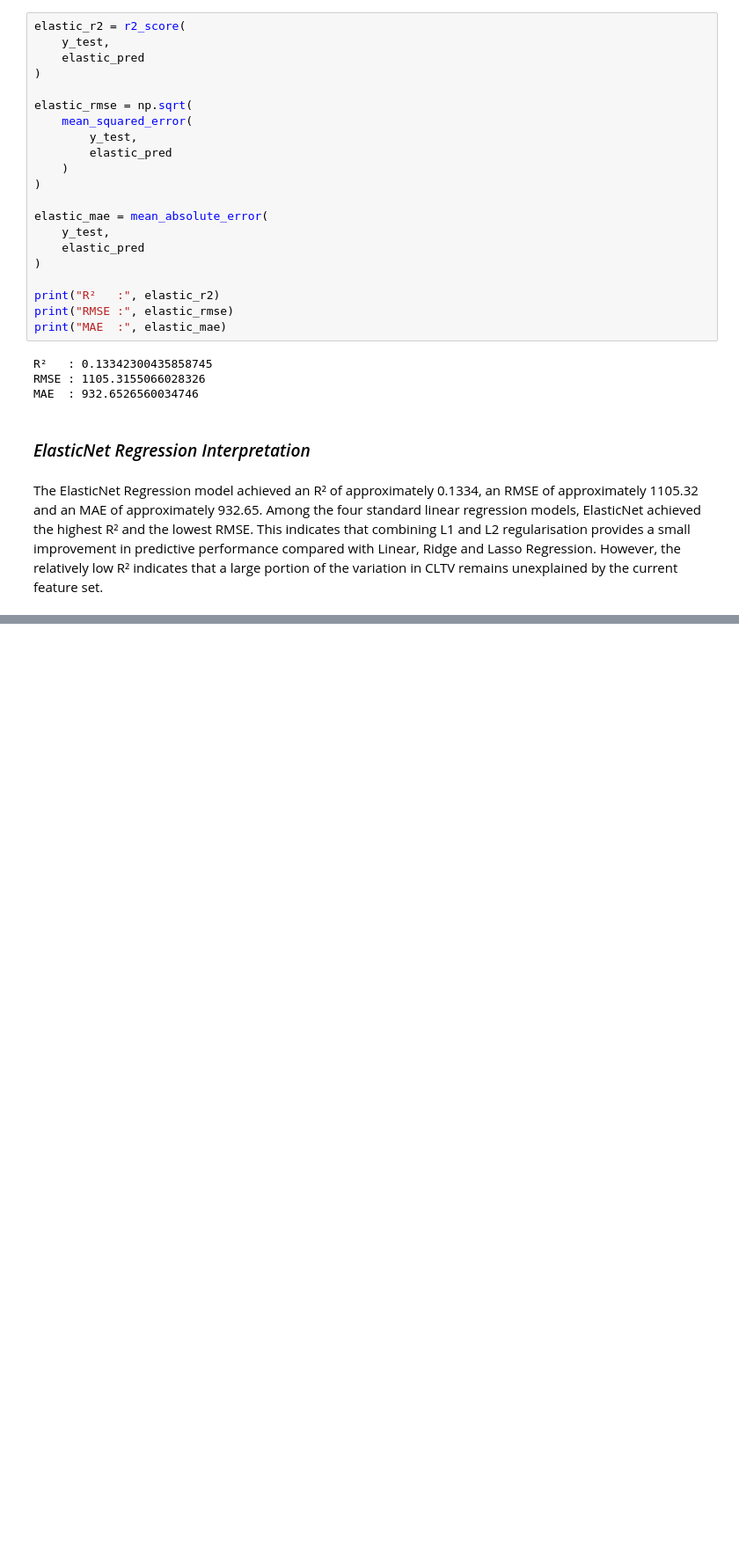
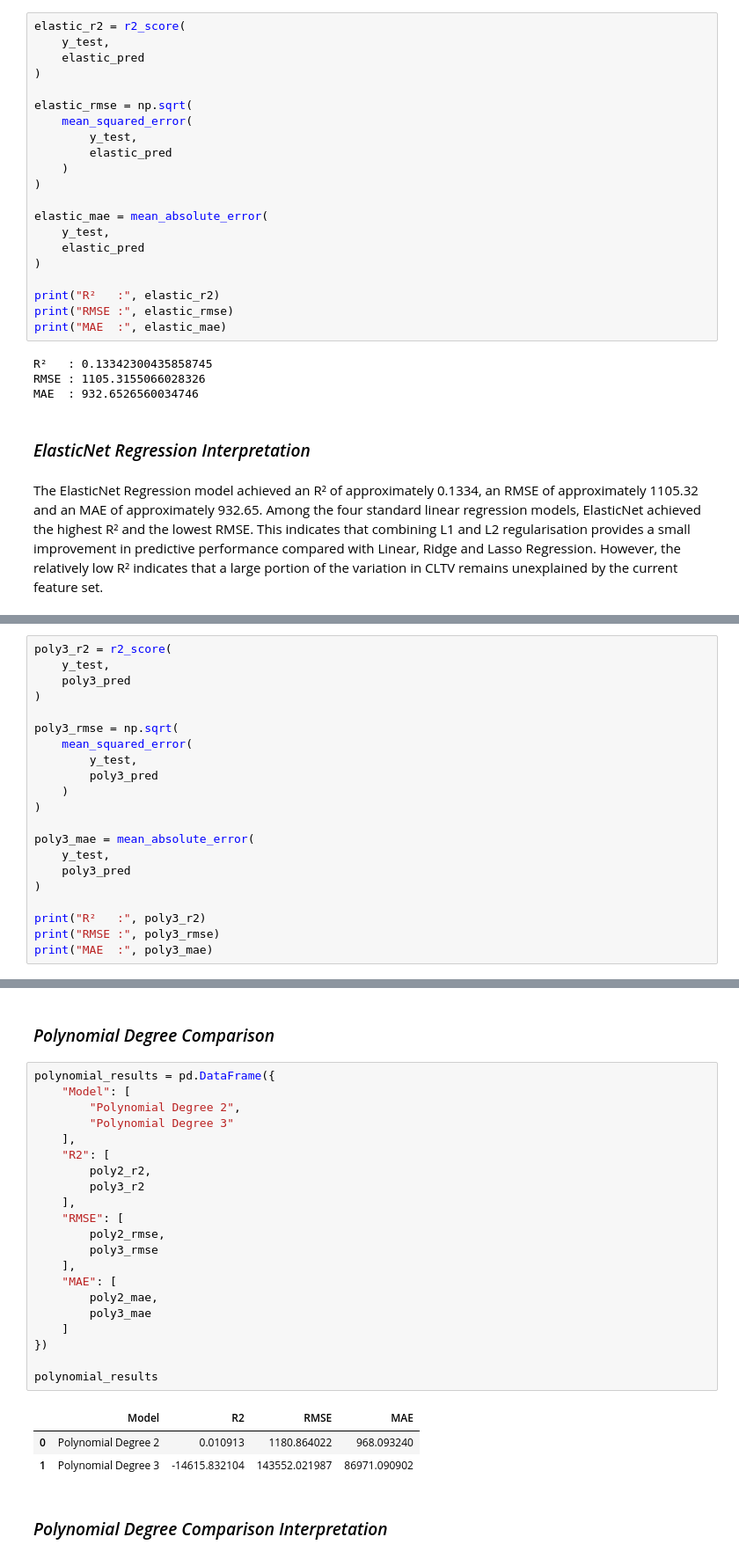
Before and after one commit to manaswiniyoshitha2006-netizen/ML-Evaluation, a Jupyter notebook: notebooks/regression.ipynb, the cells around one changed output, grey strips where cells are left out. Shown at 88% size. Saved outputs shown, nothing was run; the diff lists cells and outputs as text; blank space fills up the shorter version.

Commit message:
Add polynomial regression models. Compare regression model performance.

```diff
--- a/notebooks/regression.ipynb
+++ b/notebooks/regression.ipynb
@@ -1946,0 +2074,21 @@ The ElasticNet Regression model achieved an R² of approximately 0.1334, an RMSE
+# %%
+poly3_r2 = r2_score(
+    y_test,
+    poly3_pred
+)
+
+poly3_rmse = np.sqrt(
+    mean_squared_error(
+        y_test,
+        poly3_pred
+    )
+)
+
+poly3_mae = mean_absolute_error(
+    y_test,
+    poly3_pred
+)
+
+print("R²   :", poly3_r2)
+print("RMSE :", poly3_rmse)
+print("MAE  :", poly3_mae)
@@ -1946,0 +2103,29 @@ The ElasticNet Regression model achieved an R² of approximately 0.1334, an RMSE
+# %% [markdown]
+### *Polynomial Degree Comparison*
+# %%
+polynomial_results = pd.DataFrame({
+    "Model": [
+        "Polynomial Degree 2",
+        "Polynomial Degree 3"
+    ],
+    "R2": [
+        poly2_r2,
+        poly3_r2
+    ],
+    "RMSE": [
+        poly2_rmse,
+        poly3_rmse
+    ],
+    "MAE": [
+        poly2_mae,
+        poly3_mae
+    ]
+})
+
+polynomial_results
+# %% [output]
+|  | Model | R2 | RMSE | MAE |
+| 0 | Polynomial Degree 2 | 0.010913 | 1180.864022 | 968.093240 |
+| 1 | Polynomial Degree 3 | -14615.832104 | 143552.021987 | 86971.090902 |
+# %% [markdown]
+### *Polynomial Degree Comparison Interpretation*
```
Also changed, not shown: parts of 23 cells of this notebook.
